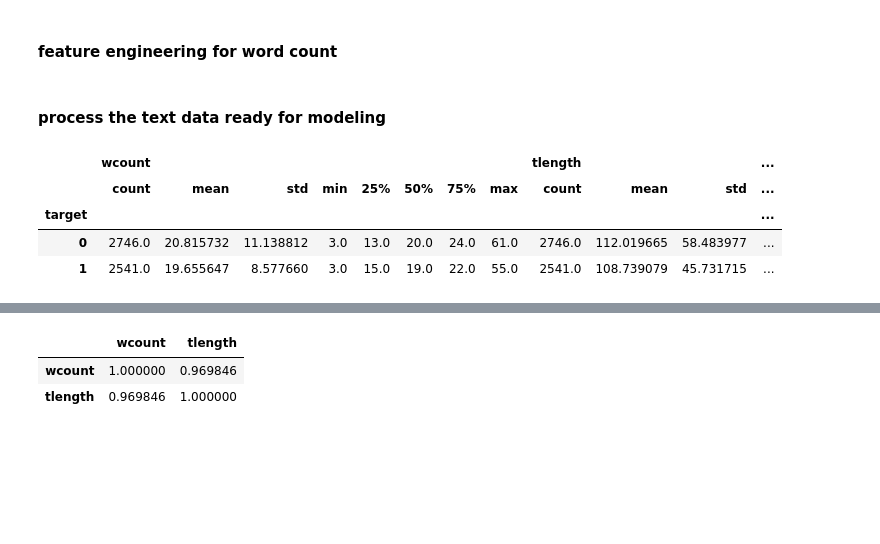
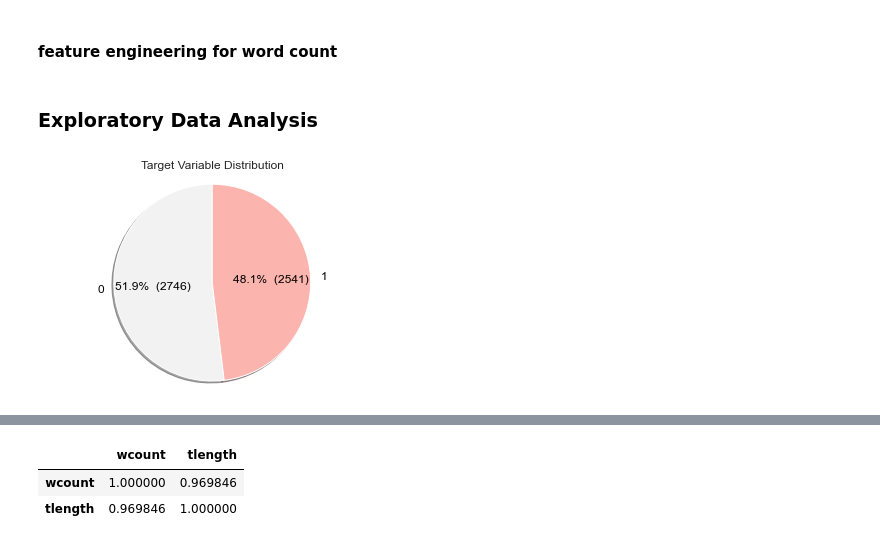
Before and after one commit to nyawanga/zindi_covid_tweets, a Jupyter notebook: covid_tweets.ipynb, the cells around one changed output, grey strips where cells are left out. Cells and saved outputs as stored; diff of their text form; code cells hidden in the pictures; blank space fills up the shorter version.

```diff
--- a/covid_tweets.ipynb
+++ b/covid_tweets.ipynb
@@ -45,24 +46,2 @@ train.head()
 # %% [markdown]
 #### feature engineering for word count
-# %%
-def get_word_len(df, col="text"):
-    df["wcount"] = df[col].apply(lambda x: len(x.split()))
-    df["tlength"] = df[col].apply(lambda x: len(x))
-    df["word_len"] = df["tlength"]/df["wcount"]
-    return df
-
-train = get_word_len(train, col="text")
-test = get_word_len(test, col="text" )
-# %% [markdown]
-#### process the text data ready for modeling
-# %%
-train["clean"] = train["text"].apply(MyTextTransformer().transform) #, skip_steps=['inflect'])
-test["clean"] = test["text"].apply(MyTextTransformer().transform)
-# %%
-train.groupby("target")[["wcount", "tlength"]].describe()#.T #[["mean", "std"]]
-# %% [output]
-|  | wcount |  |  |  |  |  |  |  | tlength |  |  | ... |
-|  | count | mean | std | min | 25% | 50% | 75% | max | count | mean | std | ... |
-| target |  |  |  |  |  |  |  |  |  |  |  | ... |
-| 0 | 2746.0 | 20.815732 | 11.138812 | 3.0 | 13.0 | 20.0 | 24.0 | 61.0 | 2746.0 | 112.019665 | 58.483977 | ... |
-| 1 | 2541.0 | 19.655647 | 8.577660 | 3.0 | 15.0 | 19.0 | 22.0 | 55.0 | 2541.0 | 108.739079 | 45.731715 | ... |
@@ -68,0 +68,14 @@ train.groupby("target")[["wcount", "tlength"]].describe()#.T #[["mean", "std"]]
+# %% [markdown]
+### Exploratory Data Analysis
+# %%
+targets_dict = train["target"].value_counts()
+cmap = plt.get_cmap('Pastel1_r')
+c = [cmap(i) for i in np.linspace(0, 1, len(targets_dict.index))]
+plt.pie(targets_dict.values, labels= targets_dict.index, colors= c,
+        shadow= True, autopct=make_autopct(targets_dict.values, is_perc='both'),
+        startangle = 90, textprops = {'color': 'black', 'fontsize': 12})
+plt.axis('equal')
+plt.title("Target Variable Distribution")
+plt.show()
+# %% [output]
+[figure, added]
```
Also changed, not shown: parts of 41 cells of this notebook.
